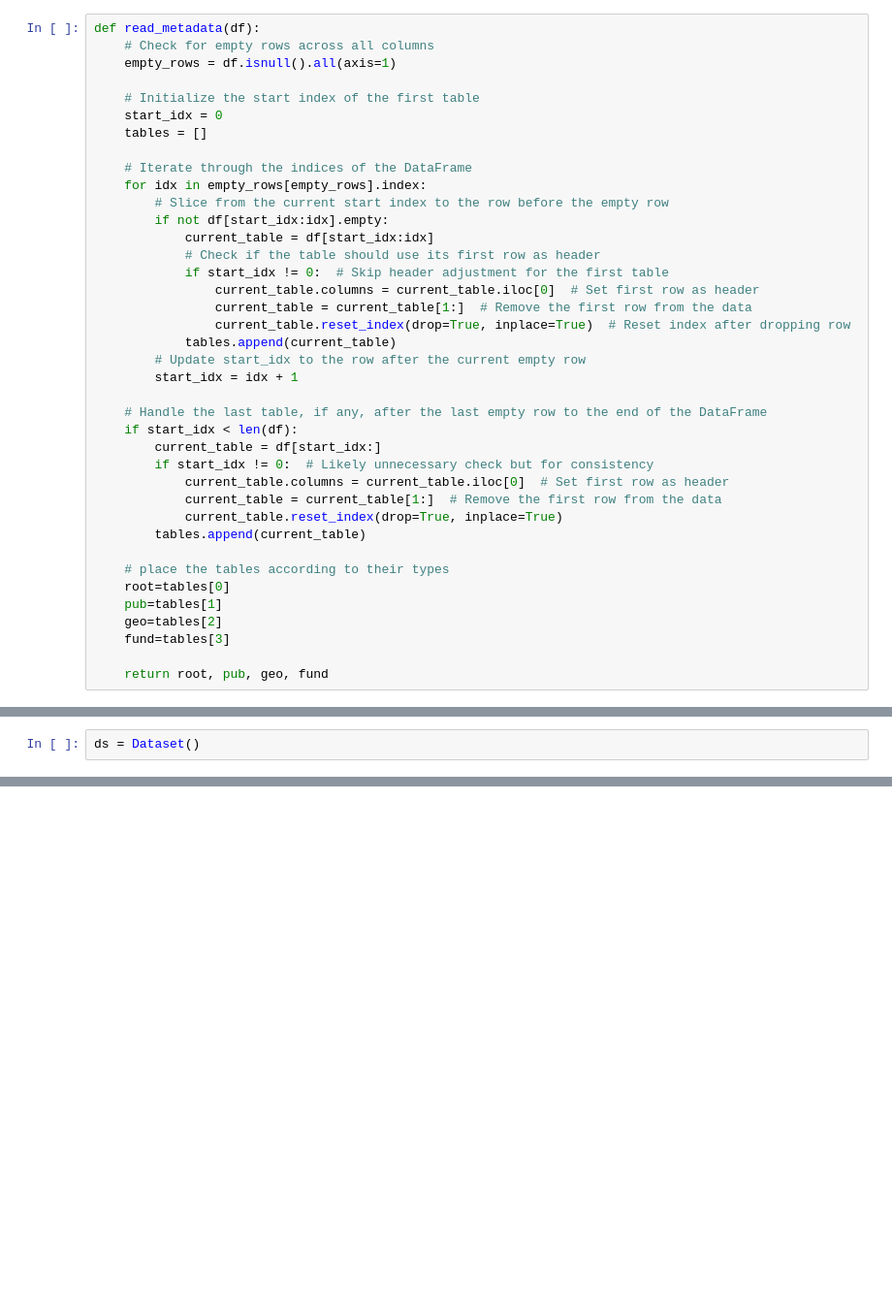
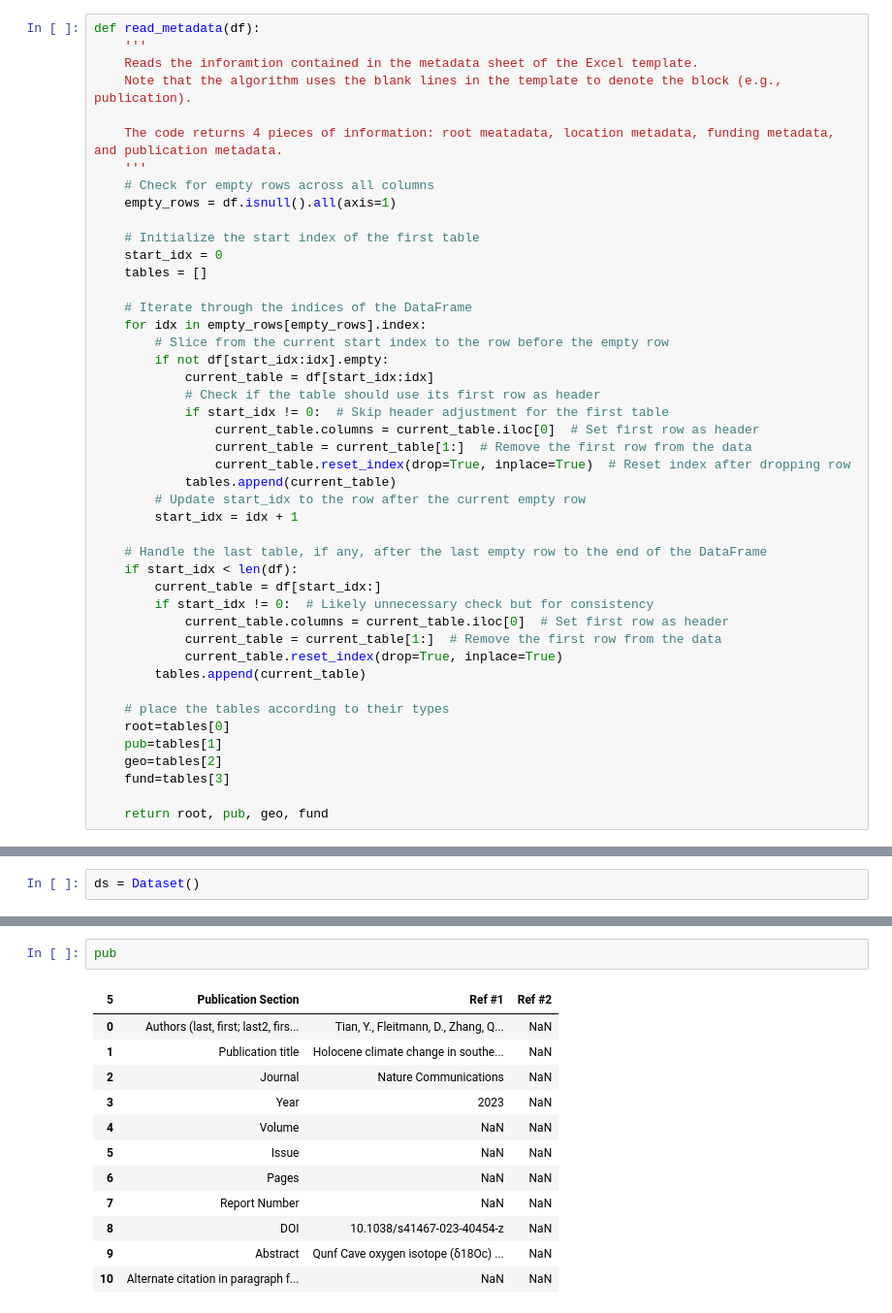
Before and after one commit to LinkedEarth/pylipdTutorials, a Jupyter notebook: notebooks/L3_create_template.ipynb, the cells around one changed output, grey strips where cells are left out. Shown at 97% size. Drawn from its saved outputs; the diff is of its cells as text; blank space fills up the shorter version.

Commit message:
Adding information about excel example

```diff
--- a/notebooks/L3_create_template.ipynb
+++ b/notebooks/L3_create_template.ipynb
@@ -78,5 +93,11 @@ Let's start with the root metadata portion.
 # %%
 def read_metadata(df):
+    '''
+    Reads the inforamtion contained in the metadata sheet of the Excel template.
+    Note that the algorithm uses the blank lines in the template to denote the block (e.g., publication).
+
+    The code returns 4 pieces of information: root meatadata, location metadata, funding metadata, and publication metadata.
+    '''
     # Check for empty rows across all columns
     empty_rows = df.isnull().all(axis=1)
 
@@ -128,0 +205,15 @@ ds = Dataset()
+# %%
+pub
+# %% [output]
+| 5 | Publication Section | Ref #1 | Ref #2 |
+| 0 | Authors (last, first; last2, firs... | Tian, Y., Fleitmann, D., Zhang, Q... | NaN |
+| 1 | Publication title | Holocene climate change in southe... | NaN |
+| 2 | Journal | Nature Communications | NaN |
+| 3 | Year | 2023 | NaN |
+| 4 | Volume | NaN | NaN |
+| 5 | Issue | NaN | NaN |
+| 6 | Pages | NaN | NaN |
+| 7 | Report Number | NaN | NaN |
+| 8 | DOI | 10.1038/s41467-023-40454-z | NaN |
+| 9 | Abstract | Qunf Cave oxygen isotope (δ18Oc) ... | NaN |
+| 10 | Alternate citation in paragraph f... | NaN | NaN |
```
Also changed, not shown: parts of 87 cells of this notebook, 2 other files.
